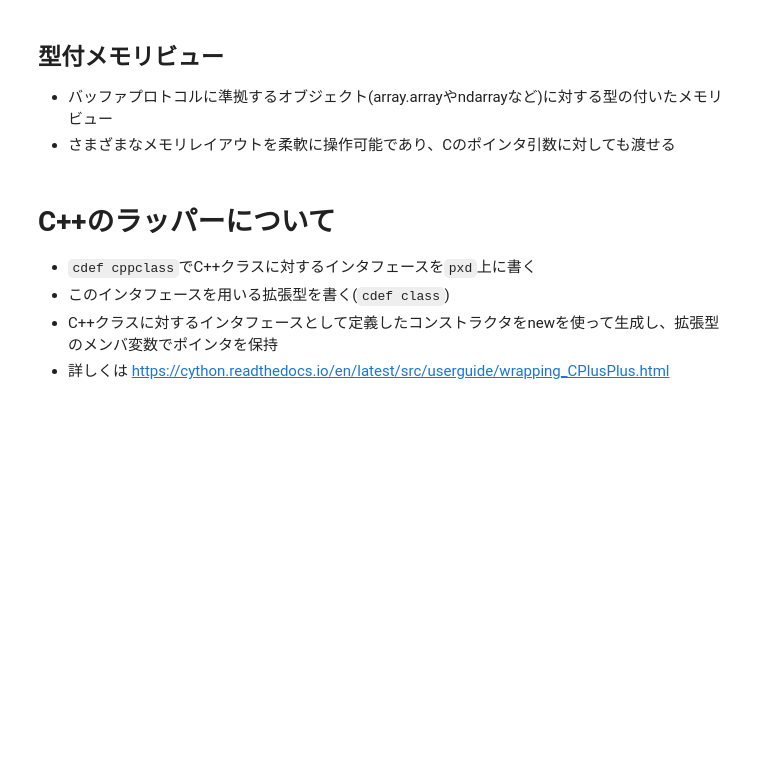
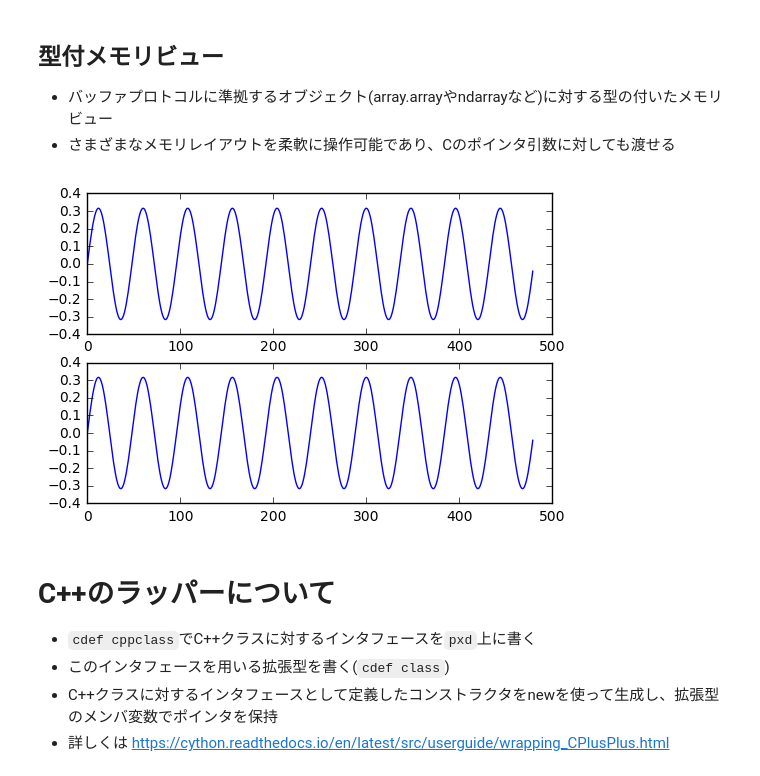
Before and after one commit to wrist/pydata-osaka3, a Jupyter notebook: cython_and_c_wrapper.ipynb, the cells around one changed output. Drawn from its saved outputs; the diff is of its cells as text; code cells hidden in the pictures; blank space fills up the shorter version.

```diff
--- a/cython_and_c_wrapper.ipynb
+++ b/cython_and_c_wrapper.ipynb
@@ -575,3 +577,25 @@ cdef class PySndfile:
+# %%
+%matplotlib inline
+import matplotlib.pyplot as plt
+
+psf = pysndfile.PySndfile()
+psf.open("wav/sin_48kHzFS_2ch_16bit.wav", "r")
+xs = psf.read_frames()
+
+plot_pt = int(0.01 * 48000)
+
+fig = plt.figure(1)
+
+ax = fig.add_subplot(2, 1, 1)
+ax.plot(xs[0][:plot_pt])
+ax = fig.add_subplot(2, 1, 2)
+ax.plot(xs[1][:plot_pt])
+
+plt.show()
+
+psf.close()
+# %% [output]
+[figure, added]
 # %% [markdown]
 # C++のラッパーについて #
 
```
Also changed, not shown: parts of 2 cells of this notebook, 3 other files.
